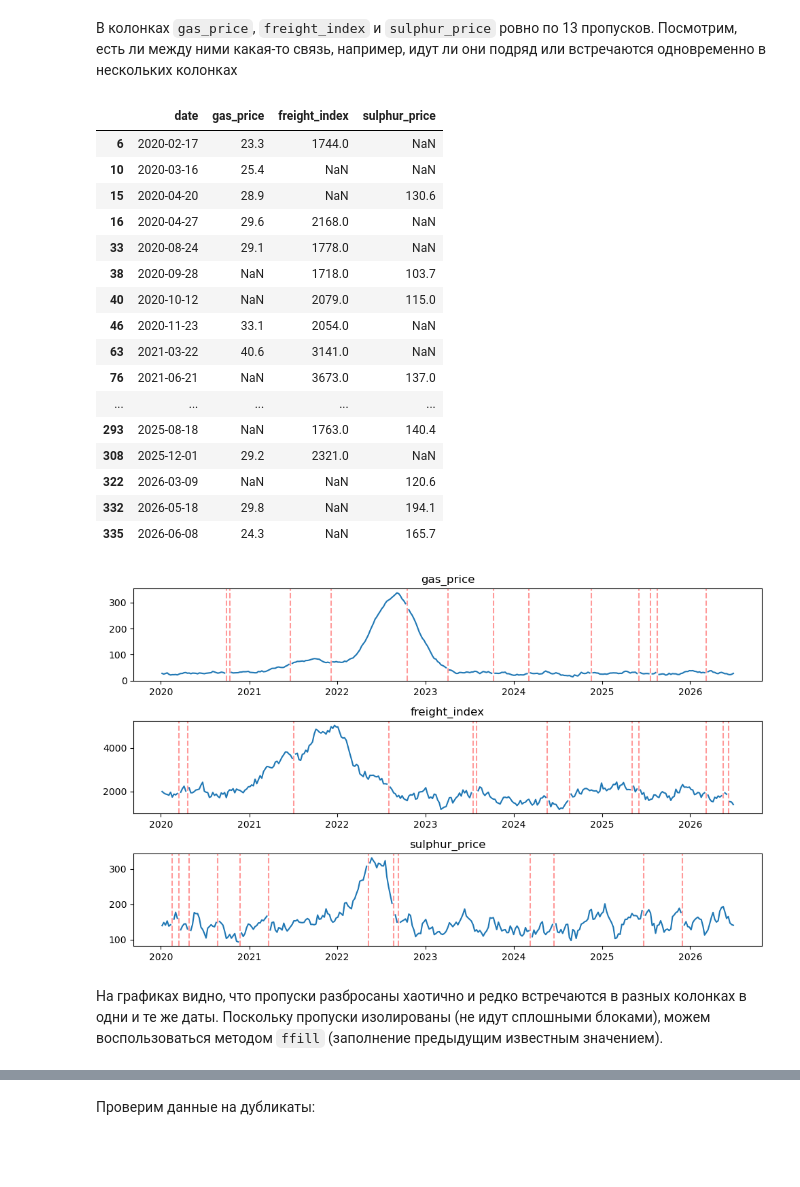
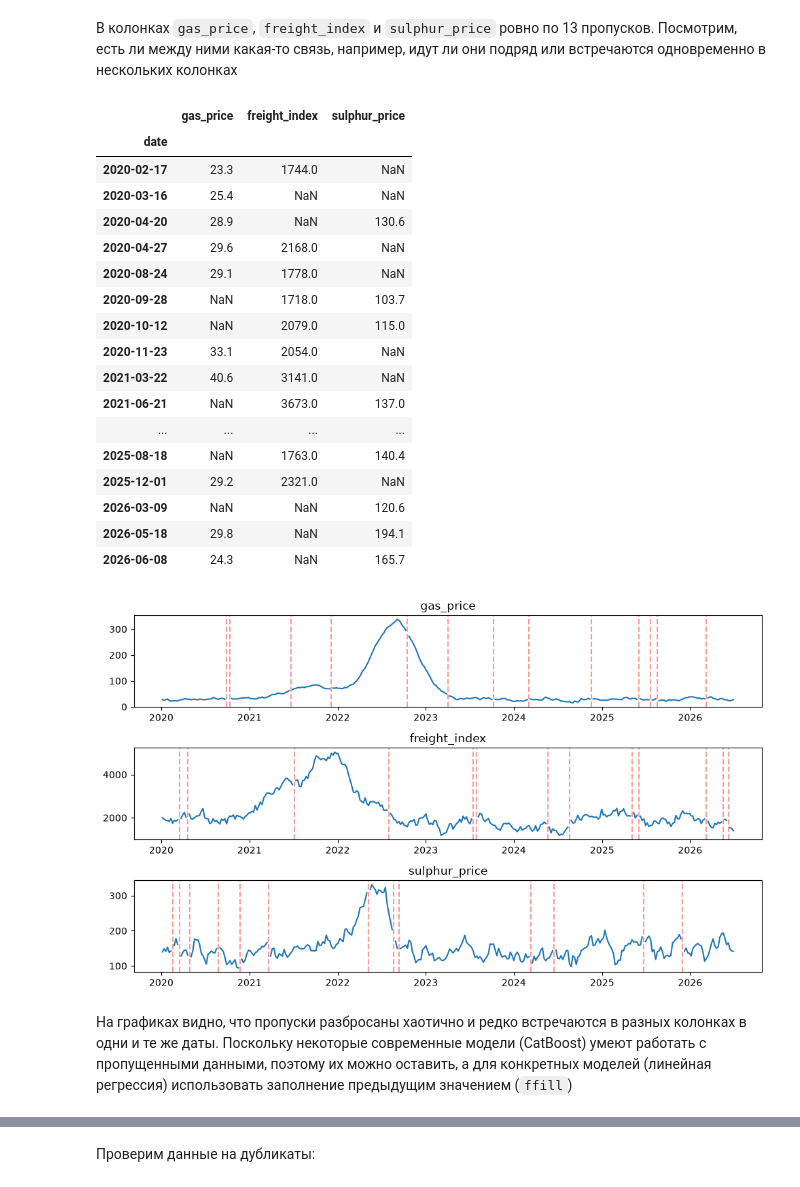
Before and after one commit to Alexander8841/fartilizer_market_analysis, a Jupyter notebook: notebook.ipynb, the cells around one changed output, grey strips where cells are left out. Cells and saved outputs as stored; diff of their text form; code cells hidden in the pictures; blank space fills up the shorter version.

```diff
--- a/notebook.ipynb
+++ b/notebook.ipynb
@@ -61,8 +79,8 @@ None
 # %% [markdown]
 Преобразуем дату из строки в datetime формат
 # %%
-prices['date'] = pd.to_datetime(prices.date)
-news['date'] = pd.to_datetime(news.date)
+prices = prices.set_index(pd.to_datetime(prices.date)).drop(columns='date')
+news = news.set_index(pd.to_datetime(news.date)).drop(columns='date')
 
-news.date[0], prices.date[0]
+news.index, prices.index
 # %% [output]
@@ -111,36 +139,38 @@ cols_with_nans
 # %% [markdown]
 В колонках `gas_price`, `freight_index` и `sulphur_price` ровно по 13 пропусков. Посмотрим, есть ли между ними какая-то связь, например, идут ли они подряд или встречаются одновременно в нескольких колонках
 # %%
-prices[prices.isna().any(axis=1)][['date'] + cols_with_nans]
+prices[prices.isna().any(axis=1)][cols_with_nans]
 # %% [output]
-|  | date | gas_price | freight_index | sulphur_price |
-| 6 | 2020-02-17 | 23.3 | 1744.0 | NaN |
-| 10 | 2020-03-16 | 25.4 | NaN | NaN |
-| 15 | 2020-04-20 | 28.9 | NaN | 130.6 |
-| 16 | 2020-04-27 | 29.6 | 2168.0 | NaN |
-| 33 | 2020-08-24 | 29.1 | 1778.0 | NaN |
-| 38 | 2020-09-28 | NaN | 1718.0 | 103.7 |
-| 40 | 2020-10-12 | NaN | 2079.0 | 115.0 |
-| 46 | 2020-11-23 | 33.1 | 2054.0 | NaN |
-| 63 | 2021-03-22 | 40.6 | 3141.0 | NaN |
-| 76 | 2021-06-21 | NaN | 3673.0 | 137.0 |
-| ... | ... | ... | ... | ... |
-| 293 | 2025-08-18 | NaN | 1763.0 | 140.4 |
-| 308 | 2025-12-01 | 29.2 | 2321.0 | NaN |
-| 322 | 2026-03-09 | NaN | NaN | 120.6 |
-| 332 | 2026-05-18 | 29.8 | NaN | 194.1 |
-| 335 | 2026-06-08 | 24.3 | NaN | 165.7 |
+|  | gas_price | freight_index | sulphur_price |
+| date |  |  |  |
+| 2020-02-17 | 23.3 | 1744.0 | NaN |
+| 2020-03-16 | 25.4 | NaN | NaN |
+| 2020-04-20 | 28.9 | NaN | 130.6 |
+| 2020-04-27 | 29.6 | 2168.0 | NaN |
+| 2020-08-24 | 29.1 | 1778.0 | NaN |
+| 2020-09-28 | NaN | 1718.0 | 103.7 |
+| 2020-10-12 | NaN | 2079.0 | 115.0 |
+| 2020-11-23 | 33.1 | 2054.0 | NaN |
+| 2021-03-22 | 40.6 | 3141.0 | NaN |
+| 2021-06-21 | NaN | 3673.0 | 137.0 |
+| ... | ... | ... | ... |
+| 2025-08-18 | NaN | 1763.0 | 140.4 |
+| 2025-12-01 | 29.2 | 2321.0 | NaN |
+| 2026-03-09 | NaN | NaN | 120.6 |
+| 2026-05-18 | 29.8 | NaN | 194.1 |
+| 2026-06-08 | 24.3 | NaN | 165.7 |
 # %%
 fig, axes = plt.subplots(3, 1, figsize=(10, 6))
 axes = axes.flatten()
 for i, col in enumerate(cols_with_nans):
-    axes[i].plot(prices.date, prices[col])
-    nan_dates = prices[prices[col].isna()].date
+    axes[i].plot(prices.index, prices[col])
+    nan_dates = prices[prices[col].isna()].index
     for date in nan_dates:
         axes[i].axvline(date, color='red', alpha=0.4, linestyle='--')
     axes[i].set_title(col)
+
 plt.tight_layout()
 # %% [output]
-[figure, old version]
+[figure, new version]
 # %% [markdown]
-На графиках видно, что пропуски разбросаны хаотично и редко встречаются в разных колонках в одни и те же даты. Поскольку пропуски изолированы (не идут сплошными блоками), можем воспользоваться методом `ffill` (заполнение предыдущим известным значением).
+На графиках видно, что пропуски разбросаны хаотично и редко встречаются в разных колонках в одни и те же даты. Поскольку некоторые современные модели (CatBoost) умеют работать с пропущенными данными, поэтому их можно оставить, а для конкретных моделей (линейная регрессия) использовать заполнение предыдущим значением (`ffill`)
```
Also changed, not shown: parts of 134 cells of this notebook, 4 other files.
